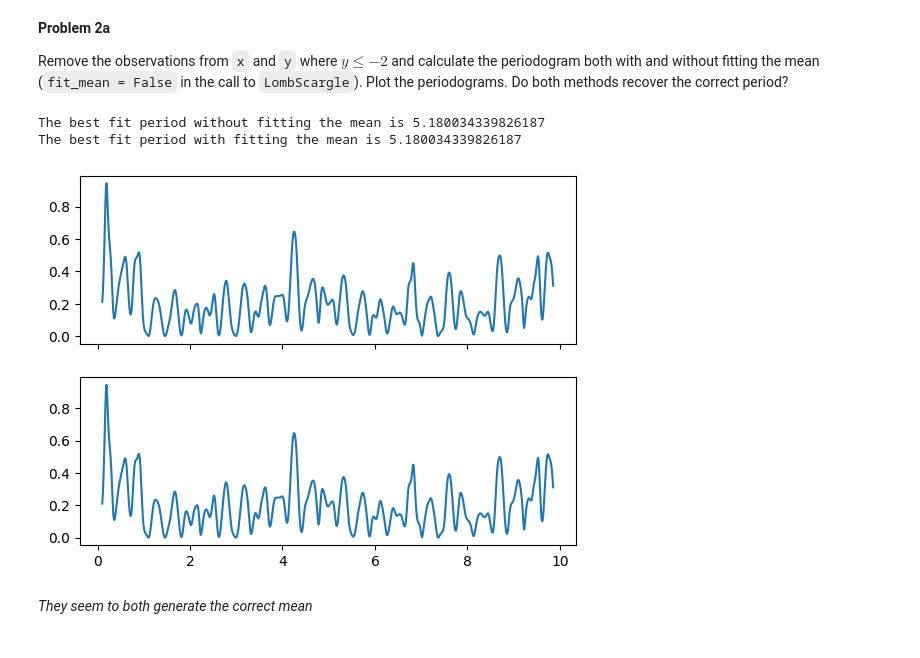
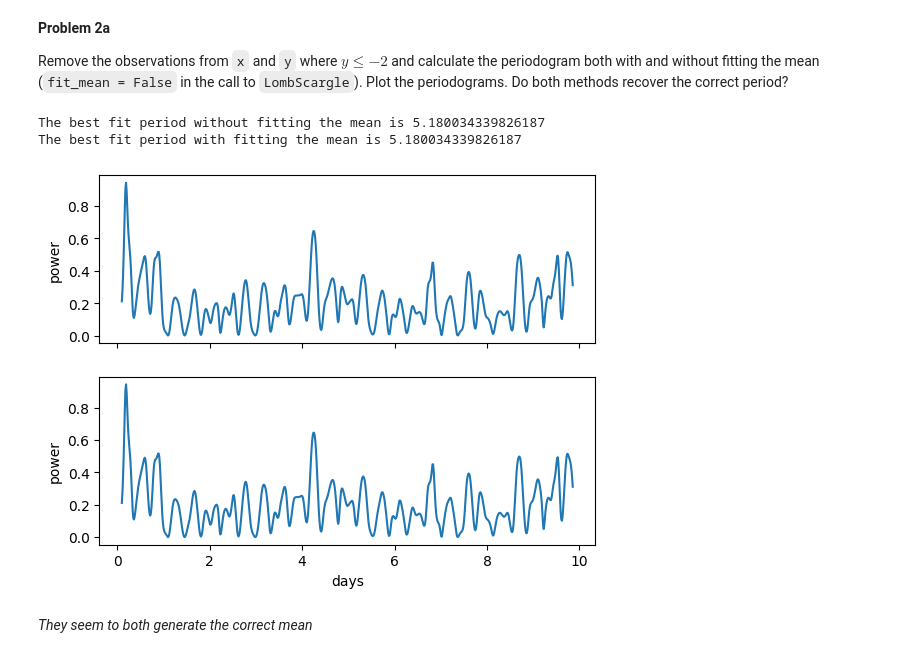
Before and after one commit to ASTR154/time-series, a Jupyter notebook: time-series.ipynb, the cells around one changed output. Cells and saved outputs as stored; diff of their text form; code cells hidden in the pictures.

```diff
--- a/time-series.ipynb
+++ b/time-series.ipynb
@@ -167,24 +168,27 @@ Remove the observations from `x` and `y` where $y \le -2$ and calculate the peri
 # %%
 bright = y > -2
 ls_no_mean = LombScargle(x[bright], y[bright], y_unc[bright], fit_mean=False)
 freq_no_mean, power_no_mean = ls_no_mean.autopower(
     minimum_frequency=1/duration, maximum_frequency=duration, samples_per_peak=10)
 ls_mean = LombScargle(x[bright], y[bright], y_unc[bright], fit_mean=True)
 freq_fit_mean, power_fit_mean = ls_mean.autopower(
     minimum_frequency=1/duration, maximum_frequency=duration, samples_per_peak=10)
 
-fig, (ax1, ax2) = plt.subplots(2, 1, sharex=True)
-ax1.plot(freq_no_mean, power_no_mean)
-ax2.plot(freq_no_mean, power_no_mean)
+fig, axs = plt.subplots(2, 1, sharex=True)
+axs[0].plot(freq_no_mean, power_no_mean)
+axs[1].plot(freq_no_mean, power_no_mean)
+for ax in axs:
+    ax.set_ylabel('power')
+axs[1].set_xlabel('days')
 
 no_mean_best_freq = freq_no_mean[np.argmax(power_no_mean)]
 mean_best_freq = freq_fit_mean[np.argmax(power_fit_mean)]
 print(f'The best fit period without fitting the mean is {1. / no_mean_best_freq}')
 print(f'The best fit period with fitting the mean is {1. / mean_best_freq}')
 # %% [output]
 The best fit period without fitting the mean is 5.180034339826187
 The best fit period with fitting the mean is 5.180034339826187
-[figure, old version]
+[figure, new version]
 # %% [markdown]
 *They seem to both generate the correct mean*
 # %% [markdown]
```
Also changed, not shown: parts of 10 cells of this notebook.
